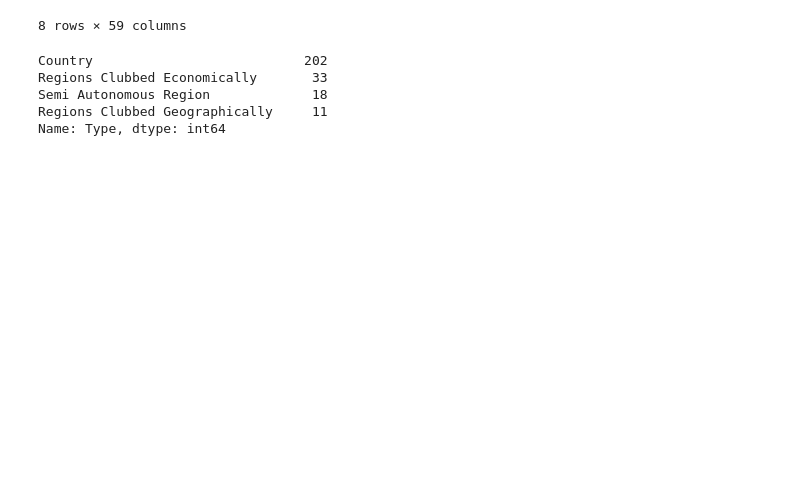
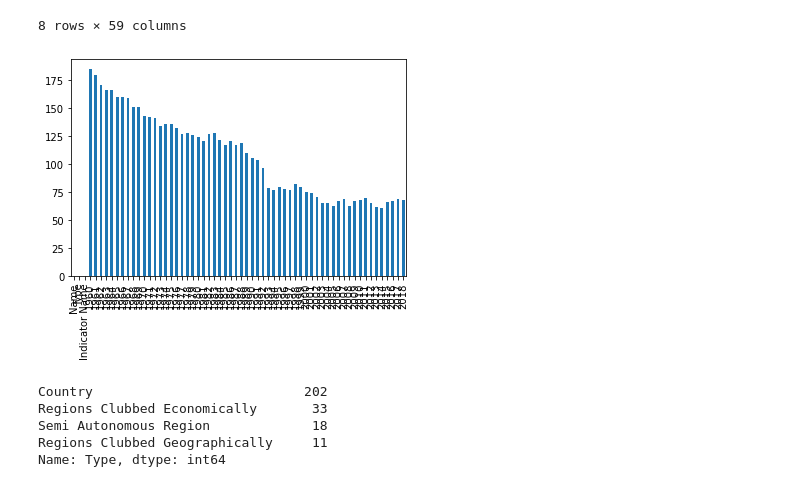
Before and after one commit to stijnverpoest/BRICS-economy, a Jupyter notebook: Military Spending World.ipynb, the cells around one changed output. Cells and saved outputs as stored; diff of their text form; code cells hidden in the pictures; blank space fills up the shorter version.

```diff
--- a/Military Spending World.ipynb
+++ b/Military Spending World.ipynb
@@ -27,6 +27,11 @@ df.describe()
 | 75% | 8.240486e+08 | 7.590874e+08 | 8.332295e+08 | 8.987564e+08 | 1.144744e+09 | 8.919075e+08 | 1.009040e+09 | 1.123833e+09 | 1.119925e+09 | 1.380000e+09 | ... | ... |
 | max | 6.777699e+10 | 7.161496e+10 | 7.889139e+10 | 8.097281e+10 | 8.148150e+10 | 8.364532e+10 | 9.752720e+10 | 1.120000e+11 | 1.180000e+11 | 1.210000e+11 | ... | ... |
 8 rows × 59 columns
+# %%
+df.isna().sum().plot(kind='bar', rot=90)
+plt.show()
+# %% [output]
+[figure, added]
 # %%
 df['Type'].value_counts(sort=True)
 # %% [output]
```
Also changed, not shown: parts of 1 cell of this notebook.
